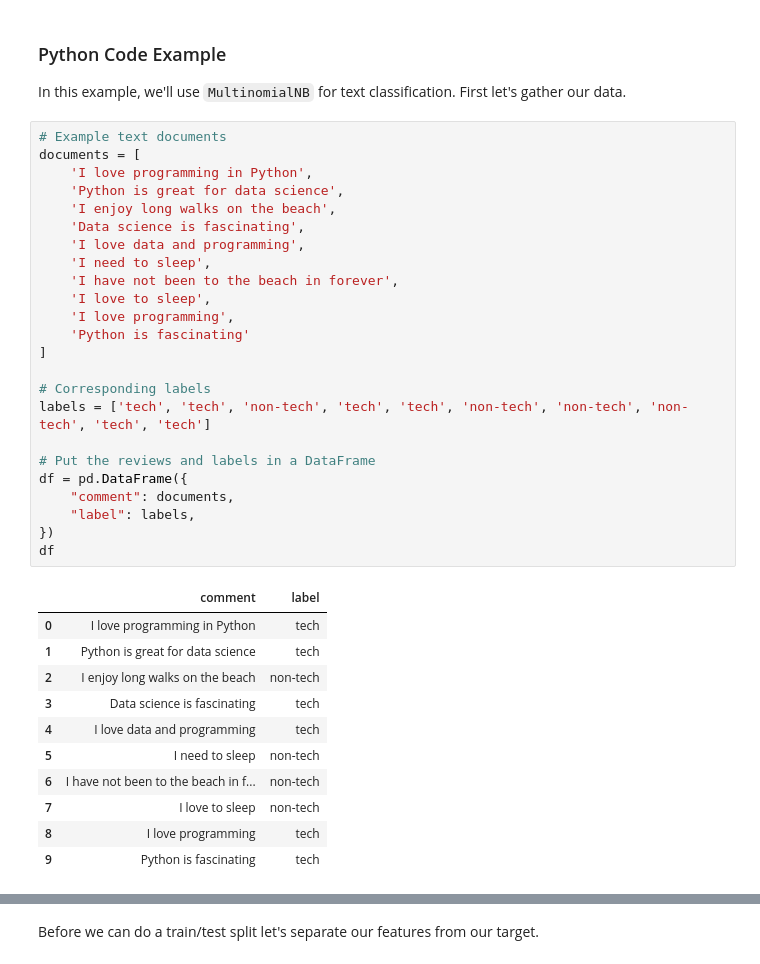
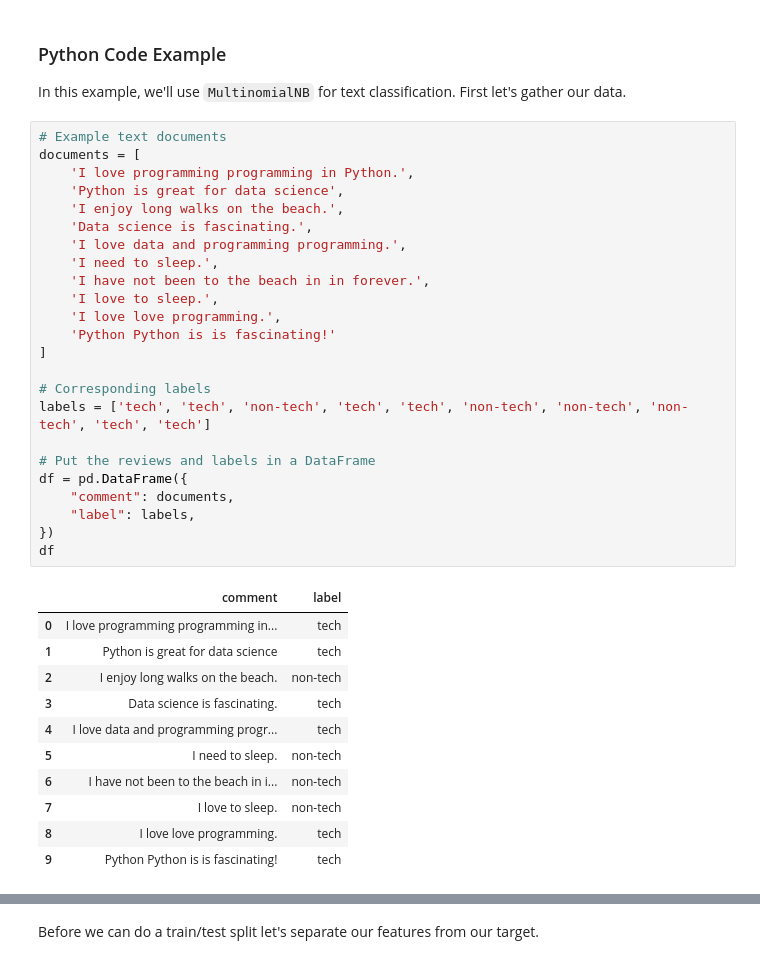
Before and after one commit to themarisolhernandez/ds-review-lessons, a Jupyter notebook: 10-naive-bayes-algorithm.ipynb, the cells around one changed output, grey strips where cells are left out. Drawn from its saved outputs; the diff is of its cells as text.

```diff
--- a/10-naive-bayes-algorithm.ipynb
+++ b/10-naive-bayes-algorithm.ipynb
@@ -361,39 +361,39 @@ In this example, we'll use `MultinomialNB` for text classification. First let's
 # %%
 # Example text documents
 documents = [
-    'I love programming in Python',
+    'I love programming programming in Python.',
     'Python is great for data science',
-    'I enjoy long walks on the beach',
-    'Data science is fascinating',
-    'I love data and programming',
-    'I need to sleep',
-    'I have not been to the beach in forever',
-    'I love to sleep',
-    'I love programming',
-    'Python is fascinating'
+    'I enjoy long walks on the beach.',
+    'Data science is fascinating.',
+    'I love data and programming programming.',
+    'I need to sleep.',
+    'I have not been to the beach in in forever.',
+    'I love to sleep.',
+    'I love love programming.',
+    'Python Python is is fascinating!'
 ]
 
 # Corresponding labels
 labels = ['tech', 'tech', 'non-tech', 'tech', 'tech', 'non-tech', 'non-tech', 'non-tech', 'tech', 'tech']
 
 # Put the reviews and labels in a DataFrame
 df = pd.DataFrame({
     "comment": documents,
     "label": labels,
 })
 df
 # %% [output]
 |  | comment | label |
-| 0 | I love programming in Python | tech |
+| 0 | I love programming programming in... | tech |
 | 1 | Python is great for data science | tech |
-| 2 | I enjoy long walks on the beach | non-tech |
-| 3 | Data science is fascinating | tech |
-| 4 | I love data and programming | tech |
-| 5 | I need to sleep | non-tech |
-| 6 | I have not been to the beach in f... | non-tech |
-| 7 | I love to sleep | non-tech |
-| 8 | I love programming | tech |
-| 9 | Python is fascinating | tech |
+| 2 | I enjoy long walks on the beach. | non-tech |
+| 3 | Data science is fascinating. | tech |
+| 4 | I love data and programming progr... | tech |
+| 5 | I need to sleep. | non-tech |
+| 6 | I have not been to the beach in i... | non-tech |
+| 7 | I love to sleep. | non-tech |
+| 8 | I love love programming. | tech |
+| 9 | Python Python is is fascinating! | tech |
 # %%
 # Removing spaces and converting the text to lowercase
 df["comment"] = df["comment"].str.strip().str.lower()
```
Also changed, not shown: parts of 9 cells of this notebook, 2 other files.
